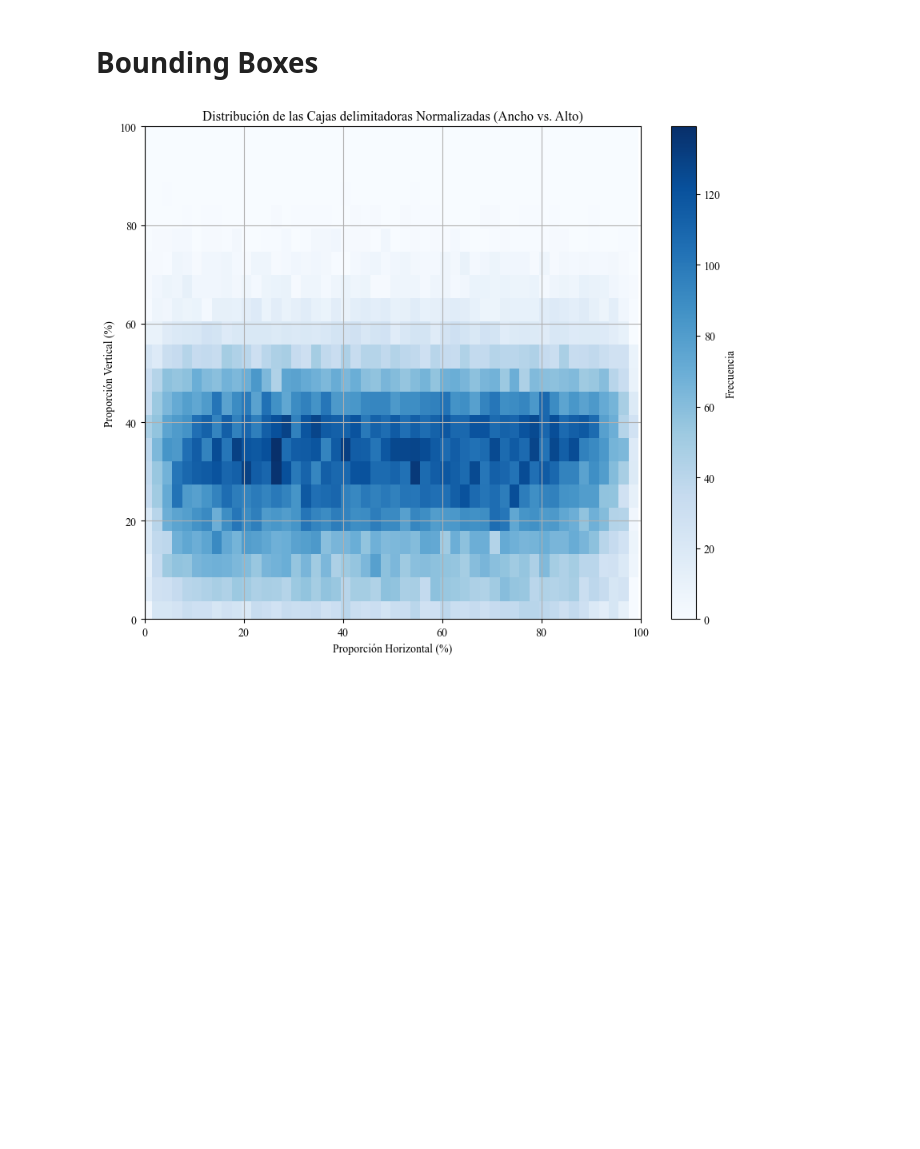
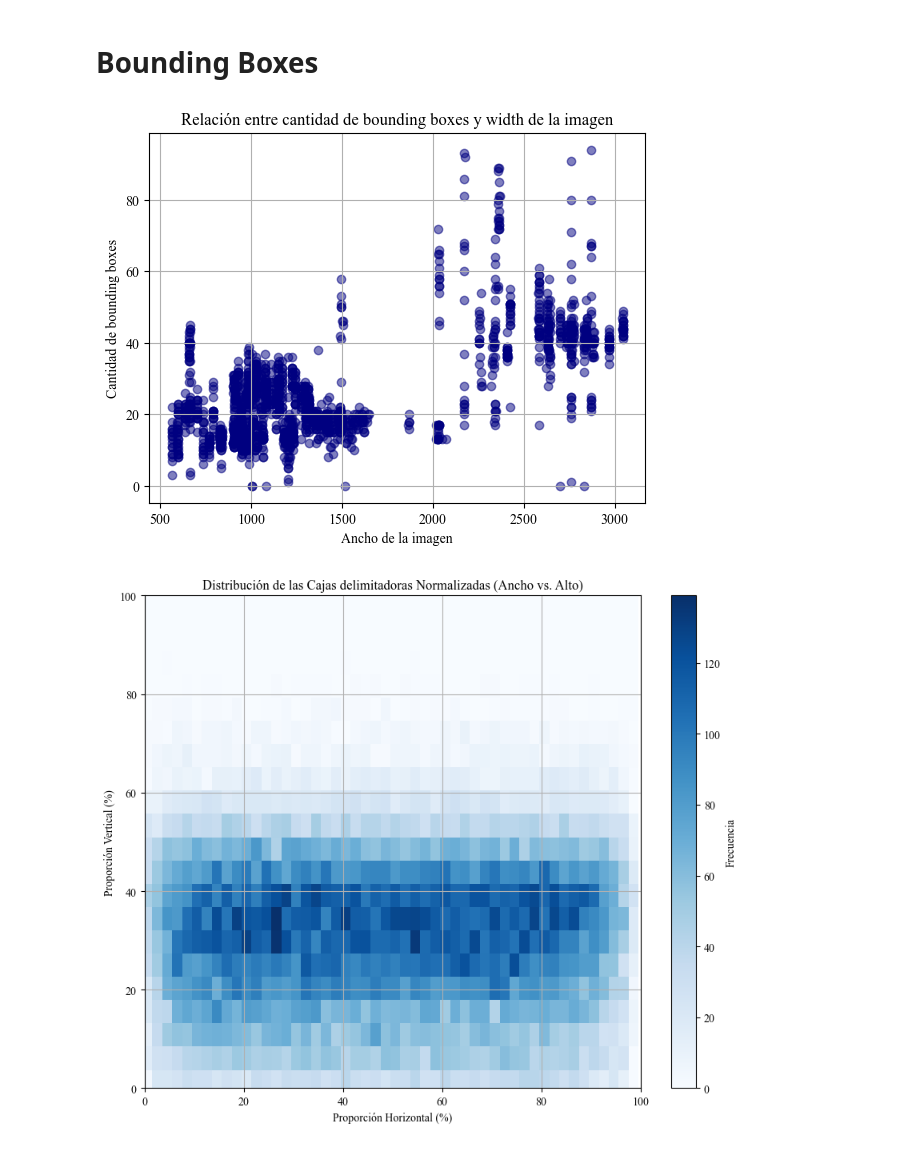
Before and after one commit to azulamakk/PF-vacasVaqueras, a Jupyter notebook: 01.0-am-EDA.ipynb, the cells around one changed output. Saved outputs shown, nothing was run; the diff lists cells and outputs as text; code cells hidden in the pictures; blank space fills up the shorter version.

```diff
--- a/01.0-am-EDA.ipynb
+++ b/01.0-am-EDA.ipynb
@@ -138,6 +257,15 @@ for item in data:
         bounding_box_heights.append(bounding_box.get('h', 0))
         category = annotation.get('name', 'Unknown')
         category_counts[category] = category_counts.get(category, 0) + 1
+# %%
+plt.scatter(width_list, bounding_box_counts, color='navy', alpha=0.5)
+plt.title('Relación entre cantidad de bounding boxes y width de la imagen')
+plt.xlabel('Ancho de la imagen')
+plt.ylabel('Cantidad de bounding boxes')
+plt.grid(True)
+plt.show()
+# %% [output]
+[figure, added]
 # %%
 x_ratios = []
 y_ratios = []
```
Also changed, not shown: parts of 15 cells of this notebook, 1 other file.
